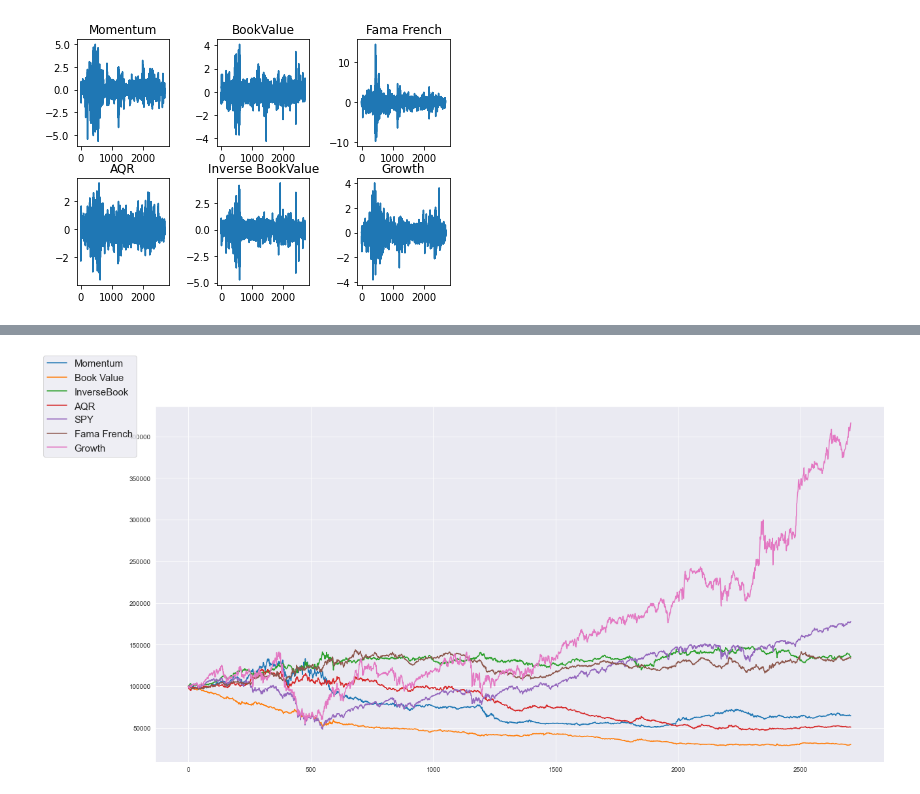
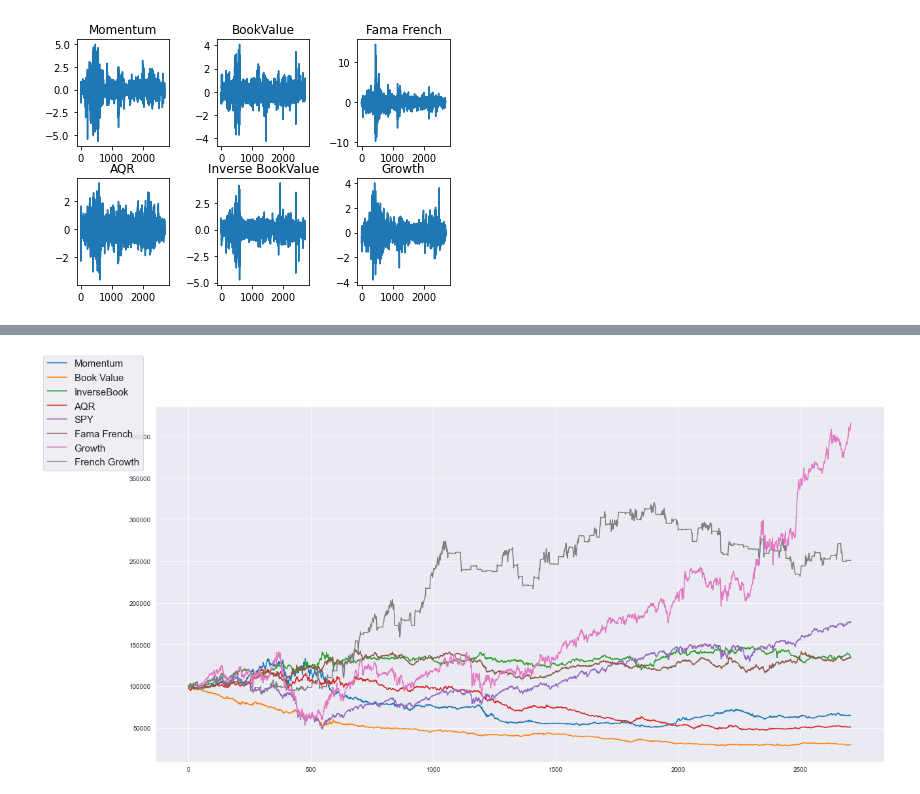
Before and after one commit to Marblez/HMM_Trading, a Jupyter notebook: models.ipynb, the cells around one changed output, grey strips where cells are left out. Saved outputs shown, nothing was run; the diff lists cells and outputs as text; code cells hidden in the pictures.

```diff
--- a/models.ipynb
+++ b/models.ipynb
@@ -13,7 +13,7 @@ from hmmlearn import hmm
 # Momentum -> Use 1 month returns as factor for alpha
 # AQR -> Multifactor model that creates a synthetic factor that weighs 30% operation margin, 40% Book Value Yield,
 #    and 30% 1 month momentum as a factor for alpha
-# Growth -> Multifactor growth model that uses free cash flow yield (free cash flow per share / share market value)
+# Growth -> Multifactor growth model that uses idd (free cash flow per share / share market value)
 #    book value per share, 1 month momentum, and dividend per share
 spy = pd.read_csv('data/SPY_ADV.csv').drop("Unnamed: 0", axis=1).drop(range(2706, 3330))
 bookvalue = pd.read_csv('data/BookValue.csv')
@@ -22,6 +22,7 @@ aqr = pd.read_csv('data/AQR.csv')
 inverse_bookvalue = pd.read_csv('data/Inverse_BookValue.csv')
 famafrench = pd.read_csv('data/FamaFrench.csv')
 growth = pd.read_csv('data/Growth.csv')
+frenchgrowth = pd.read_csv('data/FrenchGrowth.csv')
 # %%
 df = momentum.drop(momentum.columns[[2, 3, 4]], axis=1)
 df = df.rename(columns={'Return': 'Momentum'})
@@ -32,7 +33,8 @@ length = df.shape[0]
 df['SPY'] = spy.iloc[:,9]
 df['FamaFrench'] = famafrench.iloc[:, 1]
 df['Growth'] = growth.iloc[:,1]
+df['FrenchGrowth'] = frenchgrowth.iloc[:,2]
 # %%
-num_models = 7
+num_models = 8
 df.head()
 # %% [output]
@@ -91,14 +93,15 @@ returns
 # %%
 sns.set_style("darkgrid")
 plot = plt.figure(figsize=(20,10))
 plt.plot(returns.iloc[:,1], label="Momentum",)
 plt.plot(returns.iloc[:,2], label="Book Value",)
 plt.plot(returns.iloc[:,3], label="InverseBook",)
 plt.plot(returns.iloc[:,4], label="AQR",)
 plt.plot(returns.iloc[:,5], label="SPY",)
 plt.plot(returns.iloc[:,6], label="Fama French")
 plt.plot(returns.iloc[:,7], label="Growth")
+plt.plot(returns.iloc[:,8], label="French Growth")
 plot.legend(loc=2, prop={'size': 15})
 plt.show()
 # %% [output]
-[figure, old version]
+[figure, new version]
```
Also changed, not shown: parts of 2 cells of this notebook, 17 other files.
